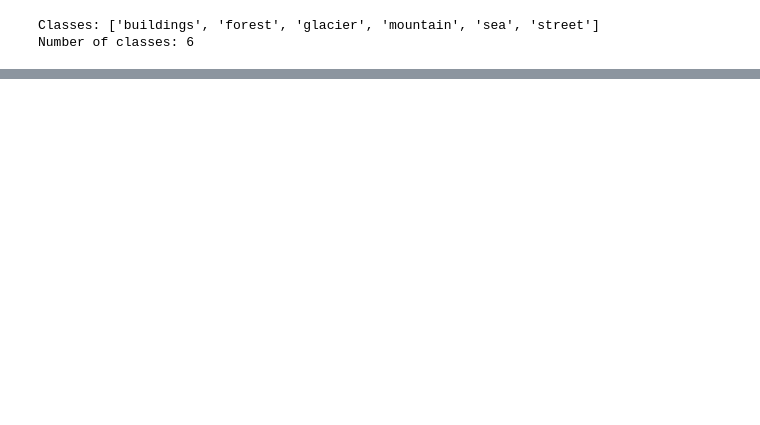
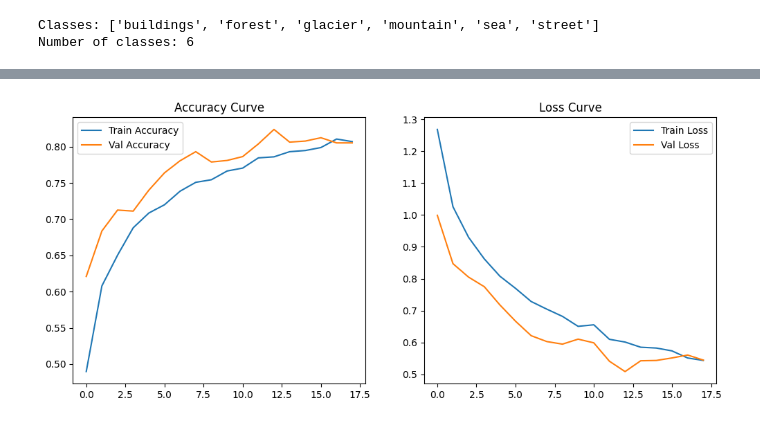
Before and after one commit to ukunnath/entri, a Jupyter notebook: Assignment-CNN/cnn.ipynb, the cells around one changed output, grey strips where cells are left out. Cells and saved outputs as stored; diff of their text form; code cells hidden in the pictures; blank space fills up the shorter version.

```diff
--- a/Assignment-CNN/cnn.ipynb
+++ b/Assignment-CNN/cnn.ipynb
@@ -27,0 +43,10 @@ Number of classes: 6
+# %%
+train_datagen = ImageDataGenerator(
+    rescale=1./255,
+    validation_split=0.2,
+    rotation_range=30,
+    zoom_range=0.2,
+    width_shift_range=0.1,
+    height_shift_range=0.1,
+    horizontal_flip=True
+)
@@ -27,0 +126,6 @@ Number of classes: 6
+# %%
+model.compile(
+    optimizer='adam',
+    loss='categorical_crossentropy',
+    metrics=['accuracy']
+)
@@ -27,0 +134,12 @@ Number of classes: 6
+# %%
+callbacks = [
+    EarlyStopping(monitor='val_loss', patience=5, restore_best_weights=True),
+    ModelCheckpoint("cnn_intel_model.h5", save_best_only=True)
+]
+# %%
+history = model.fit(
+    train_generator,
+    validation_data=val_generator,
+    epochs=20,
+    callbacks=callbacks
+)
@@ -27,0 +171,18 @@ Number of classes: 6
+# %%
+plt.figure(figsize=(12,5))
+
+plt.subplot(1,2,1)
+plt.plot(history.history['accuracy'], label='Train Accuracy')
+plt.plot(history.history['val_accuracy'], label='Val Accuracy')
+plt.legend()
+plt.title("Accuracy Curve")
+
+plt.subplot(1,2,2)
+plt.plot(history.history['loss'], label='Train Loss')
+plt.plot(history.history['val_loss'], label='Val Loss')
+plt.legend()
+plt.title("Loss Curve")
+
+plt.show()
+# %% [output]
+[figure, added]
```
Also changed, not shown: parts of 17 cells of this notebook, 2 other files.
